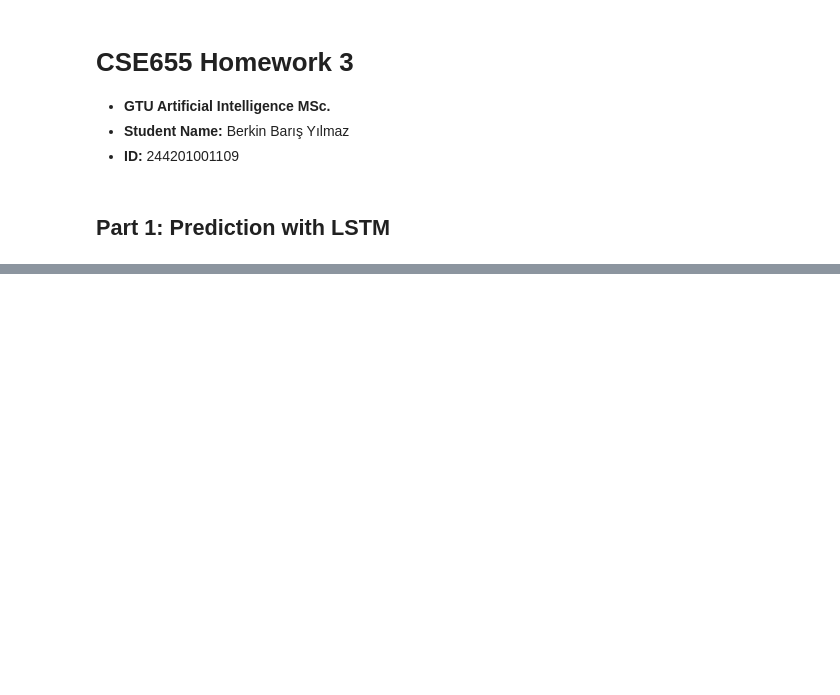
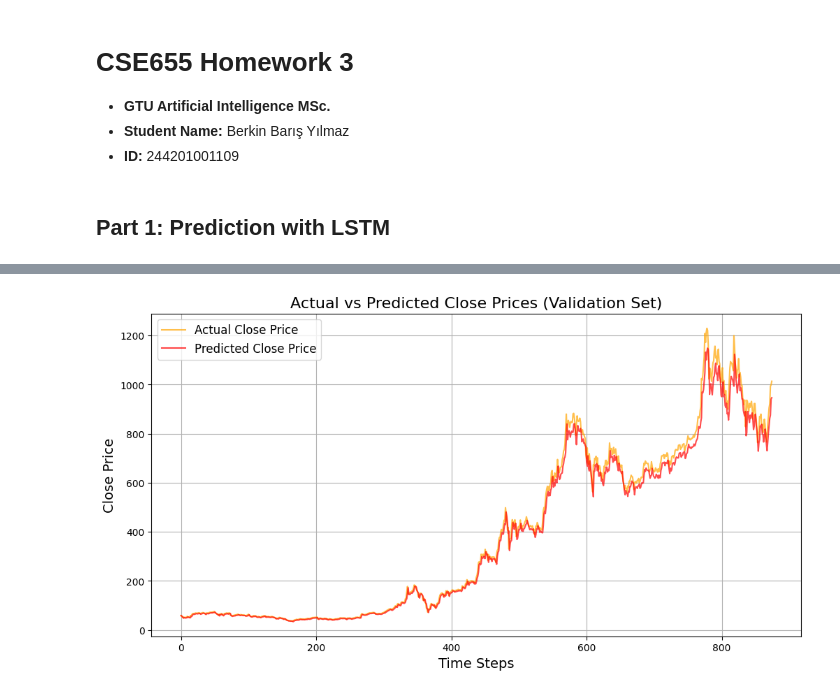
Before and after one commit to Berkin99/DeepLearning, a Jupyter notebook: Homework3/src/Homework3_244201001109_Yilmaz_Berkin.ipynb, the cells around one changed output, grey strips where cells are left out. Cells and saved outputs as stored; diff of their text form; code cells hidden in the pictures; blank space fills up the shorter version.

```diff
--- a/Homework3/src/Homework3_244201001109_Yilmaz_Berkin.ipynb
+++ b/Homework3/src/Homework3_244201001109_Yilmaz_Berkin.ipynb
@@ -103,0 +116,17 @@ TypeError: object of type 'Data1D' has no len()
+# %%
+model = models.Sequential([
+    layers.Input(shape=(X_train.shape[1], 1)),
+    layers.LSTM(16),
+    layers.Dense(1)
+])
+# %%
+# Compile
+model.compile(loss='mse', optimizer=optimizers.Adam(learning_rate = 0.001))
+
+# Model Train
+history = model.fit(
+    X_train, Y_train,
+    validation_data=(X_val, Y_val),
+    epochs=10,
+    batch_size=1,
+)
@@ -103,0 +154,23 @@ TypeError: object of type 'Data1D' has no len()
+# %%
+# Predict
+predictions = model.predict(X_val)
+
+# Denormalized predictions
+denormalized_predictions = Data1D("Close", tsla_close).denormalize(predictions.flatten())
+denormalized_actual = Data1D("Close", tsla_close).denormalize(Y_val)
+
+# Extract loss values
+train_loss = history.history['loss']
+val_loss = history.history['val_loss']
+
+# Plot the denormalized predictions vs actual values
+plt.figure(figsize=(12, 6))
+plt.plot(denormalized_actual, label="Actual Close Price", color='orange', alpha=0.7)
+plt.plot(denormalized_predictions, label="Predicted Close Price", color='red', alpha=0.7)
+plt.title("Actual vs Predicted Close Prices (Validation Set)", fontsize=16)
+plt.xlabel("Time Steps", fontsize=14)
+plt.ylabel("Close Price", fontsize=14)
+plt.legend(fontsize=12)
+plt.grid(True)
+plt.show()
+# %% [output]
@@ -103,0 +178 @@ TypeError: object of type 'Data1D' has no len()
+[figure, added]
```
Also changed, not shown: parts of 12 cells of this notebook, 2 other files.
